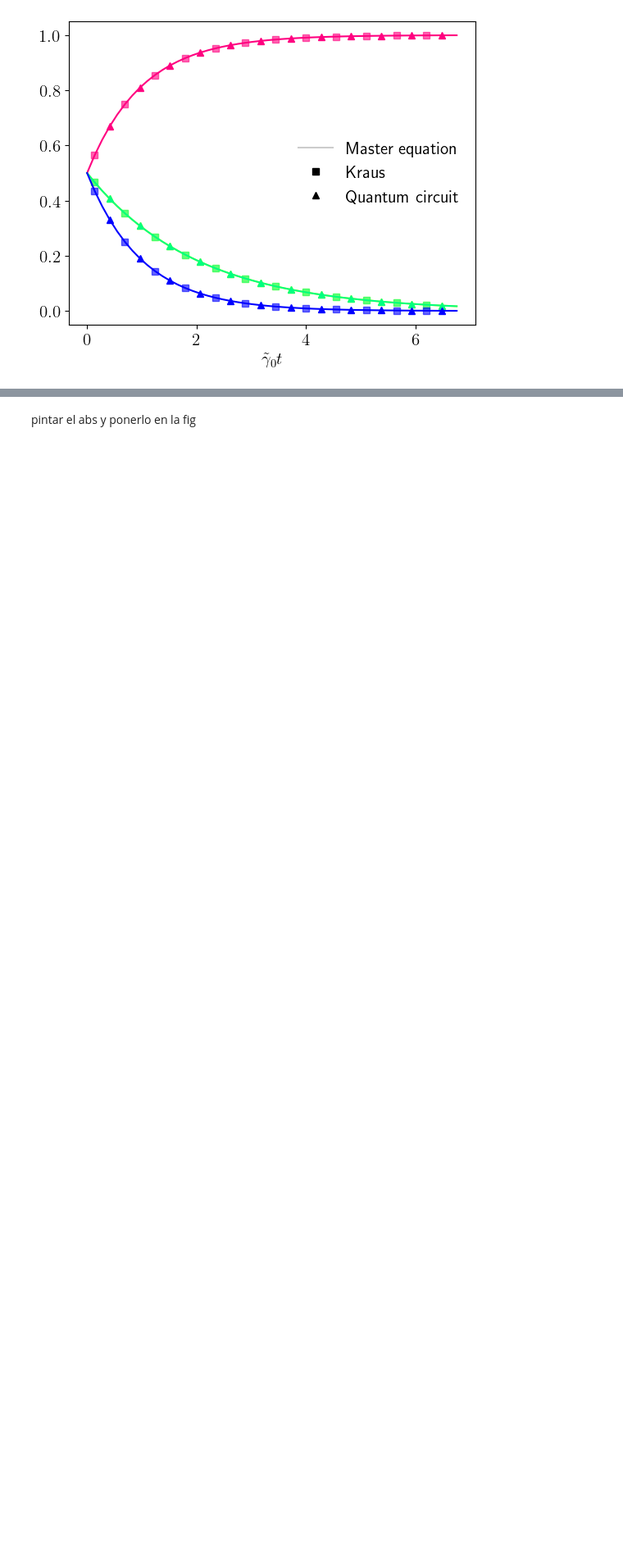
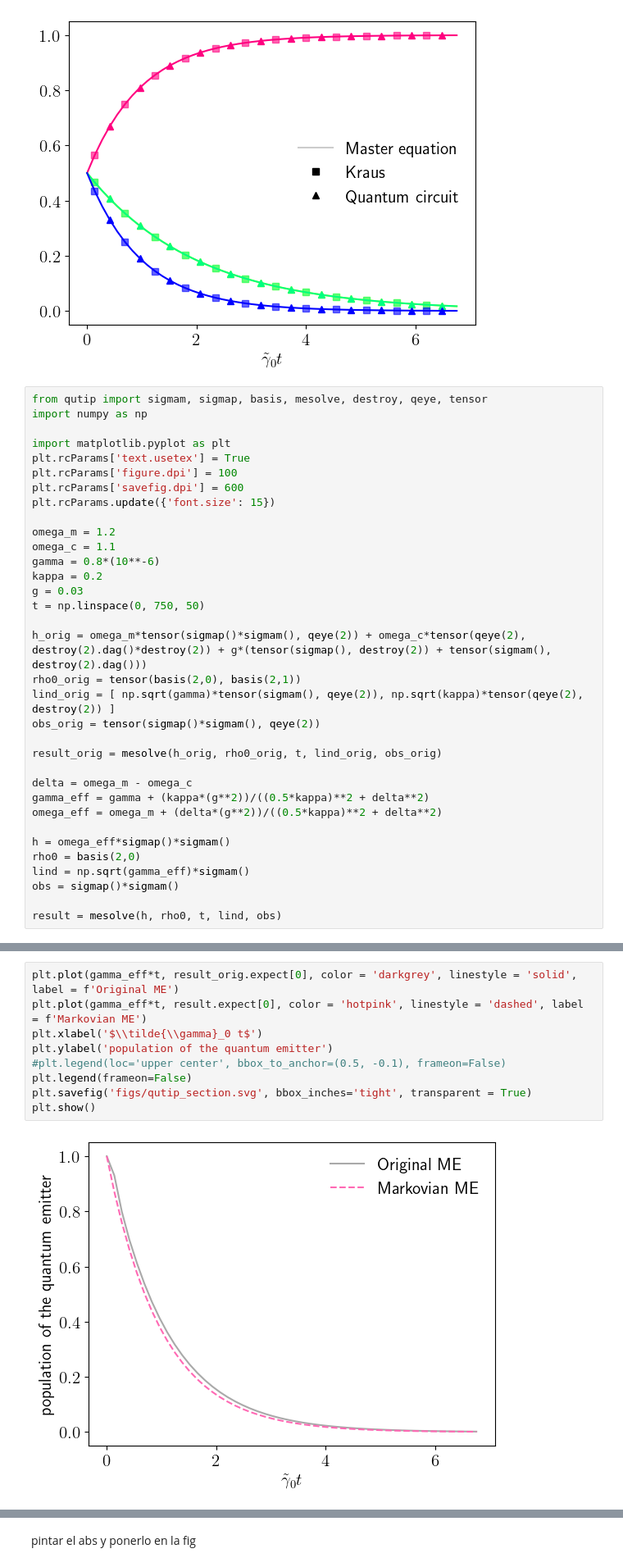
Before and after one commit to bentirher/31_10_diss_dynamics, a Jupyter notebook: 01_one_emitter_and_one_cavity.ipynb, the cells around one changed output, grey strips where cells are left out. Shown at 82% size. Drawn from its saved outputs; the diff is of its cells as text; blank space fills up the shorter version.

Commit message:
report plot

```diff
--- a/01_one_emitter_and_one_cavity.ipynb
+++ b/01_one_emitter_and_one_cavity.ipynb
@@ -411,3 +411,37 @@ plt.savefig('figs/fig1c_rescaled.svg', format='svg', bbox_inches='tight', transp
 plt.show()
 # %% [output]
 [figure]
+# %%
+from qutip import sigmam, sigmap, basis, mesolve, destroy, qeye, tensor
+import numpy as np
+
+import matplotlib.pyplot as plt
+plt.rcParams['text.usetex'] = True
+plt.rcParams['figure.dpi'] = 100
+plt.rcParams['savefig.dpi'] = 600
+plt.rcParams.update({'font.size': 15})
+
+omega_m = 1.2
+omega_c = 1.1
+gamma = 0.8*(10**-6)
+kappa = 0.2
+g = 0.03
+t = np.linspace(0, 750, 50)
+
+h_orig = omega_m*tensor(sigmap()*sigmam(), qeye(2)) + omega_c*tensor(qeye(2), destroy(2).dag()*destroy(2)) + g*(tensor(sigmap(), destroy(2)) + tensor(sigmam(), destroy(2).dag()))
+rho0_orig = tensor(basis(2,0), basis(2,1))
+lind_orig = [ np.sqrt(gamma)*tensor(sigmam(), qeye(2)), np.sqrt(kappa)*tensor(qeye(2), destroy(2)) ]
+obs_orig = tensor(sigmap()*sigmam(), qeye(2))
+
+result_orig = mesolve(h_orig, rho0_orig, t, lind_orig, obs_orig)
+
+delta = omega_m - omega_c
+gamma_eff = gamma + (kappa*(g**2))/((0.5*kappa)**2 + delta**2)
+omega_eff = omega_m + (delta*(g**2))/((0.5*kappa)**2 + delta**2)
+
+h = omega_eff*sigmap()*sigmam()
+rho0 = basis(2,0)
+lind = np.sqrt(gamma_eff)*sigmam()
+obs = sigmap()*sigmam()
+
+result = mesolve(h, rho0, t, lind, obs)
@@ -414,3 +460,14 @@ plt.show()
+# %%
+plt.plot(gamma_eff*t, result_orig.expect[0], color = 'darkgrey', linestyle = 'solid', label = f'Original ME')
+plt.plot(gamma_eff*t, result.expect[0], color = 'hotpink', linestyle = 'dashed', label = f'Markovian ME')
+plt.xlabel('$\\tilde{\\gamma}_0 t$')
+plt.ylabel('population of the quantum emitter')
+#plt.legend(loc='upper center', bbox_to_anchor=(0.5, -0.1), frameon=False)
+plt.legend(frameon=False)
+plt.savefig('figs/qutip_section.svg', bbox_inches='tight', transparent = True)
+plt.show()
+# %% [output]
+[figure, added]
 # %%
 from qutip import sigmam, sigmap, basis, mesolve
 import numpy as np
```
Also changed, not shown: parts of 3 cells of this notebook.
